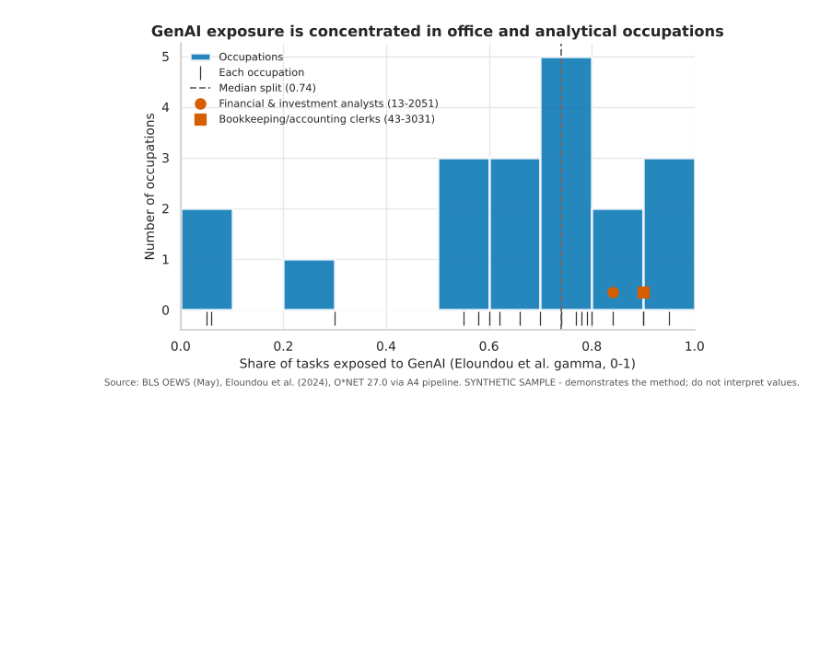
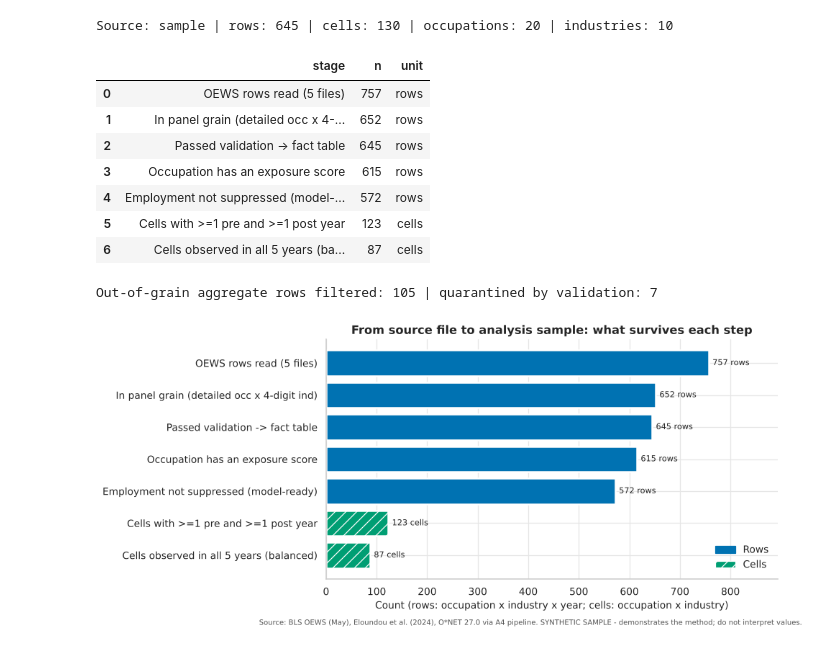
Before and after one commit to migfergu/ba-portfolio--practice-, a Jupyter notebook: notebooks/02_eda.ipynb, the cells around one changed output. Cells and saved outputs as stored; diff of their text form; code cells hidden in the pictures; blank space fills up the shorter version.

```diff
--- a/notebooks/02_eda.ipynb
+++ b/notebooks/02_eda.ipynb
@@ -22,10 +31,11 @@ except ModuleNotFoundError:
 
 import pandas as pd
 from IPython.display import display
-from oews_eda import data, describe, inference, plots
+from oews_eda import data, describe, inference, plots, report
 
 pd.set_option("display.float_format", "{:,.4f}".format)
-pd.set_option("display.width", 140)
+pd.set_option("display.width", 160)
+pd.set_option("display.max_colwidth", 90)
 FIG = data.REPO_ROOT / "reports" / "figures"
 print("oews_eda", oews_eda.__version__, "| database:", data.DEFAULT_DB.relative_to(data.REPO_ROOT))
 # %% [output]
@@ -106,6 +85,22 @@ display(occ[["occ_title", "exposure_main", "job_zone_mean", "exposure_group", "e
 # %%
-plots.plot_exposure_distribution(occ, panel.attrs["exposure_median"], FIG / "fig02_exposure_distribution.png",
-                                 panel.attrs["source_mode"]);
+panel = data.load_panel()
+print(f"Source: {panel.attrs['source_mode']} | rows: {len(panel):,} | cells: {panel['cell_id'].nunique()} | "
+      f"occupations: {panel['soc_code'].nunique()} | industries: {panel['naics_code'].nunique()}")
+attrition = data.attrition_table(panel)
+display(attrition)
+print("Out-of-grain aggregate rows filtered:", attrition.attrs["out_of_grain_filtered"],
+      "| quarantined by validation:", attrition.attrs["quarantined"])
+plots.plot_attrition(attrition, FIG / "fig10_merge_attrition.png", panel.attrs["source_mode"]);
 # %% [output]
+Source: sample | rows: 645 | cells: 130 | occupations: 20 | industries: 10
+|  | stage | n | unit |
+| 0 | OEWS rows read (5 files) | 757 | rows |
+| 1 | In panel grain (detailed occ x 4-... | 652 | rows |
+| 2 | Passed validation -> fact table | 645 | rows |
+| 3 | Occupation has an exposure score | 615 | rows |
+| 4 | Employment not suppressed (model-... | 572 | rows |
+| 5 | Cells with >=1 pre and >=1 post year | 123 | cells |
+| 6 | Cells observed in all 5 years (ba... | 87 | cells |
+Out-of-grain aggregate rows filtered: 105 | quarantined by validation: 7
-[figure, old version]
+[figure, new version]
 # %%
```
Also changed, not shown: parts of 57 cells of this notebook, 33 other files.
